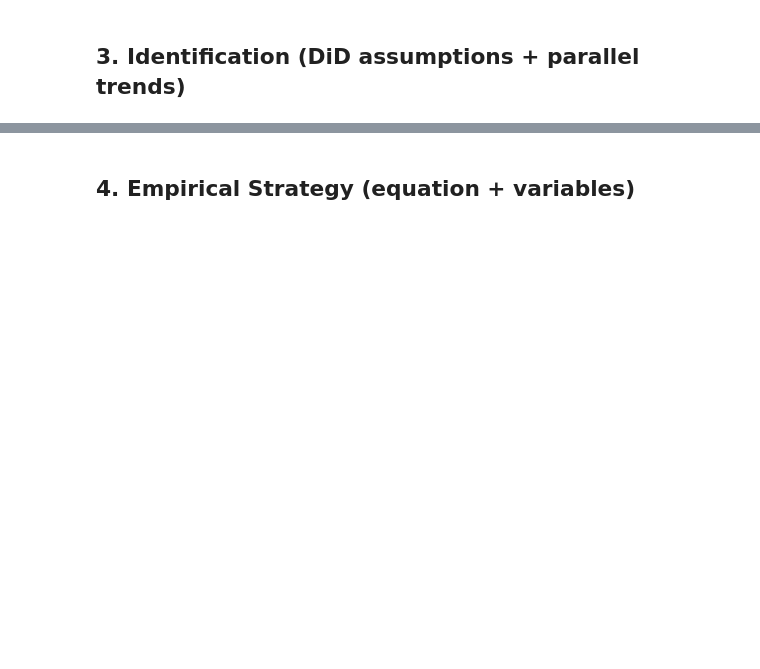
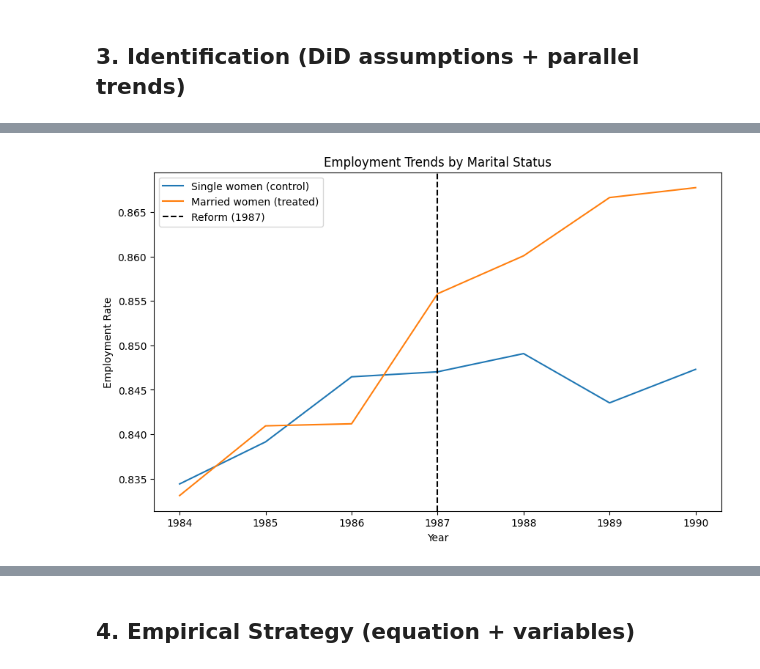
Before and after one commit to eisenhauerIO/project-business-decisions-roylin0407, a Jupyter notebook: did_project.ipynb, the cells around one changed output, grey strips where cells are left out. Saved outputs shown, nothing was run; the diff lists cells and outputs as text; code cells hidden in the pictures; blank space fills up the shorter version.

```diff
--- a/did_project.ipynb
+++ b/did_project.ipynb
@@ -1004,0 +51,8 @@ numpy: 2.4.2
+# %%
+# Keep only females
+df = df[df["SEX"] == 2]
+
+# Keep working age women
+df = df[(df["AGE"] >= 18) & (df["AGE"] <= 55)]
+
+df.shape
@@ -1004,0 +73,7 @@ numpy: 2.4.2
+# %%
+df["post"] = (df["YEAR"] >= 1987).astype(int)
+df["treated"] = (df["MARST"] == 1).astype(int)
+df["employed"] = df["EMPSTAT"].isin([10, 12]).astype(int)
+df = df[df["INCWAGE"] > 0]
+df["log_wage"] = np.log(df["INCWAGE"])
+df[["treated", "post", "employed"]].mean()
@@ -1006,0 +105,23 @@ numpy: 2.4.2
+# %%
+group_means = (
+    df.groupby(["YEAR", "treated"])["employed"]
+      .mean()
+      .reset_index()
+)
+
+pivot = group_means.pivot(index="YEAR", columns="treated", values="employed")
+
+import matplotlib.pyplot as plt
+
+plt.figure(figsize=(10,6))
+plt.plot(pivot.index, pivot[0], label="Single women (control)")
+plt.plot(pivot.index, pivot[1], label="Married women (treated)")
+plt.axvline(1987, color="black", linestyle="--", label="Reform (1987)")
+
+plt.xlabel("Year")
+plt.ylabel("Employment Rate")
+plt.title("Employment Trends by Marital Status")
+plt.legend()
+plt.show()
+# %% [output]
+[figure, added]
```
Also changed, not shown: parts of 166 cells of this notebook.
